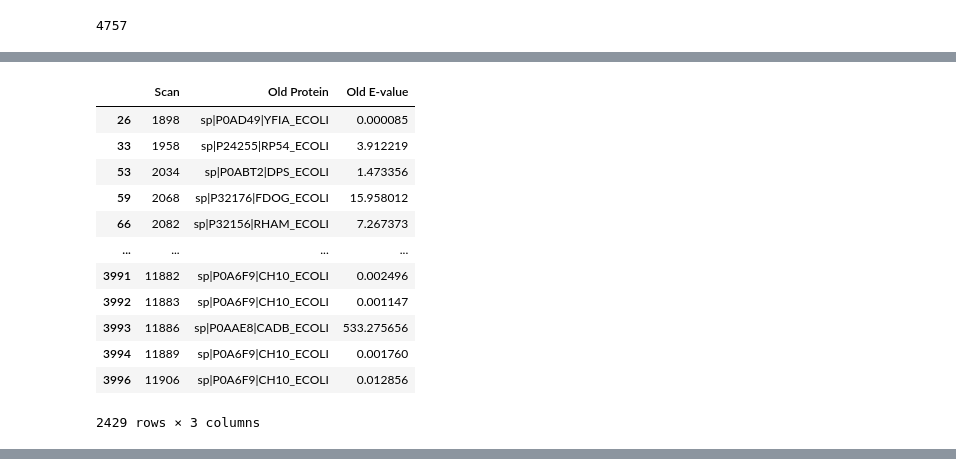
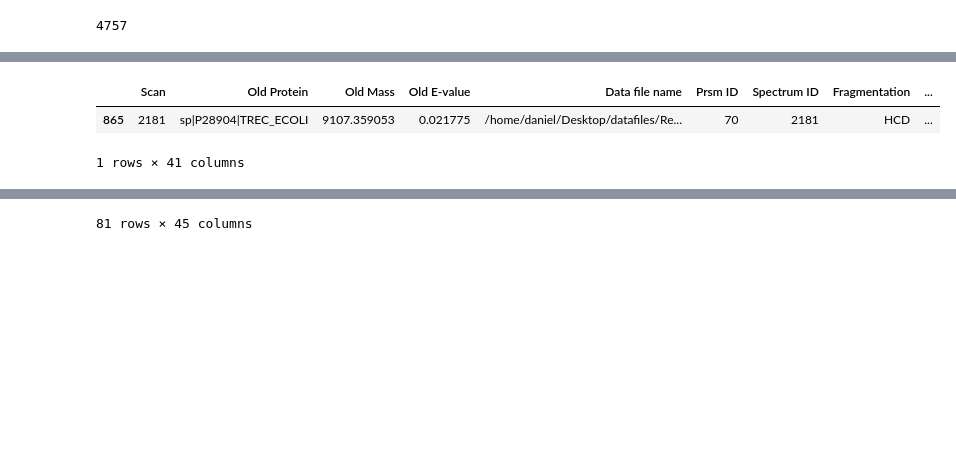
Before and after one commit to todanielwang/TopMPI, a Jupyter notebook: notebook.ipynb, the cells around one changed output, grey strips where cells are left out. Drawn from its saved outputs; the diff is of its cells as text; code cells hidden in the pictures; blank space fills up the shorter version.

```diff
--- a/notebook.ipynb
+++ b/notebook.ipynb
@@ -1577,12 +1755,12 @@ plt.savefig("piechart.png", dpi=1200)
 import pandas as pd
 import read_msalign
 
-df = pd.read_csv("/home/daniel/Desktop/datafiles/RealData/ecoli/DDA/20231215_ecoli_400ng/Simulation5/Result.tsv", sep="\t")
+df = pd.read_csv("/home/daniel/Desktop/datafiles/RealData/ecoli/DDA/20231215_ecoli_400ng/Simulation/Result.tsv", sep="\t")
 
 df["1"] = "-"
 df["2"] = "-"
 
-dir = "/home/daniel/Desktop/datafiles/RealData/ecoli/DDA/20231215_ecoli_400ng/Simulation5/"
+dir = "/home/daniel/Desktop/datafiles/RealData/ecoli/DDA/20231215_ecoli_400ng/Simulation/"
 
 result = pd.read_csv(dir + "resolved_ms2_toppic_prsm_single.tsv", delimiter="\t", skiprows=29)
 
@@ -1604,4 +1782,4 @@ for index, spectra in df.iterrows():
             else:
                 df.loc[index, "2"] = True
 
-df.to_csv("/home/daniel/Desktop/datafiles/RealData/ecoli/DDA/20231215_ecoli_400ng/Simulation5/Result_checker.tsv", sep="\t")
+df.to_csv("/home/daniel/Desktop/datafiles/RealData/ecoli/DDA/20231215_ecoli_400ng/Simulation/Result_checker.tsv", sep="\t")
@@ -1669,25 +2019,30 @@ print(len(speclist))
 # %%
 import pandas as pd
+import numpy as np
 
-df = pd.read_csv("/home/daniel/Desktop/datafiles/RealData/ecoli/DDA/20231215_ecoli_400ng/20231215_ecoli_400ng_daniel_1_MSDeplex/Result_final.tsv", sep="\t")
-result = pd.read_csv("/home/daniel/Desktop/datafiles/RealData/ecoli/DDA/20231215_ecoli_400ng/20231215_ecoli_400ng_daniel_1_MSDeplex/resolved_ms2_toppic_prsm_single.tsv", sep="\t", skiprows=29)
+df = pd.read_csv("/home/daniel/Desktop/datafiles/RealData/ecoli/DDA/20231215_ecoli_400ng/simulation/Result_final.tsv", sep="\t")
+result1 = pd.read_csv("/home/daniel/Desktop/datafiles/RealData/ecoli/DDA/20231215_ecoli_400ng/simulation/resolved1_ms2_toppic_prsm_single.tsv", sep="\t", skiprows=29)
+result2 = pd.read_csv("/home/daniel/Desktop/datafiles/RealData/ecoli/DDA/20231215_ecoli_400ng/simulation/resolved2_ms2_toppic_prsm_single.tsv", sep="\t", skiprows=29)
 
-filteredA = df[(~(df["A+B_1"] == "-") & ~(df["A+B_2"] == "-") & (df["choice"] == "A"))][["Scan", "A+B_1", "A+B_1 E-value"]].rename(columns={'A+B_1': 'Old Protein', 'A+B_1 E-value': 'Old E-value'})
-filteredB = df[(~(df["B+A_1"] == "-") & ~(df["B+A_2"] == "-") & (df["choice"] == "B"))][["Scan", "B+A_1", "B+A_1 E-value"]].rename(columns={'B+A_1': 'Old Protein', 'B+A_1 E-value': 'Old E-value'})
+
+filteredA = df[(~(df["A+B_1"] == "-") & ~(df["A+B_2"] == "-") & (df["choice"] == "A"))][["Scan", "A+B_1", "A+B_1_mass", "A+B_1 E-value"]].rename(columns={'A+B_1': 'Old Protein', 'A+B_1 E-value': 'Old E-value', "A+B_1_mass": "Old Mass"})
+filteredB = df[(~(df["B+A_1"] == "-") & ~(df["B+A_2"] == "-") & (df["choice"] == "B"))][["Scan", "B+A_1", "B+A_1_mass", "B+A_1 E-value"]].rename(columns={'B+A_1': 'Old Protein', 'B+A_1 E-value': 'Old E-value', "B+A_1_mass": "Old Mass"})
 
 filtered = pd.concat([filteredA, filteredB])
-filtered
+joined = filtered.merge(result, left_on="Scan", right_on="Scan(s)", how="inner")
+
+joined["proteoform_ppm"] = joined["Proteoform mass"] * 10 / 1e6
+joined.loc[joined["proteoform_ppm"] < 0.01] = 0.01
+
+
+joined["Verified_ProteinCorrect"] = (joined["Old Protein"] == joined["Protein accession"])
+joined["ppm difference"] = abs(joined["Proteoform mass"] - joined["Old Mass"])
+joined["Verified_ProteoformCorrect"] = (joined["Verified_ProteinCorrect"] == True) & (joined["ppm difference"] < joined["proteoform_ppm"])
+
+joined[(joined["Old E-value"] >= 0.01)]
+# joined["E-value improvement"] = np.log10(joined["Old E-value"] - joined["E-value"])
+# joined[~(joined["Old Protein"] == joined["Protein accession"])]
 # %% [output]
-|  | Scan | Old Protein | Old E-value |
-| 26 | 1898 | sp|P0AD49|YFIA_ECOLI | 0.000085 |
-| 33 | 1958 | sp|P24255|RP54_ECOLI | 3.912219 |
-| 53 | 2034 | sp|P0ABT2|DPS_ECOLI | 1.473356 |
-| 59 | 2068 | sp|P32176|FDOG_ECOLI | 15.958012 |
-| 66 | 2082 | sp|P32156|RHAM_ECOLI | 7.267373 |
-| ... | ... | ... | ... |
-| 3991 | 11882 | sp|P0A6F9|CH10_ECOLI | 0.002496 |
-| 3992 | 11883 | sp|P0A6F9|CH10_ECOLI | 0.001147 |
-| 3993 | 11886 | sp|P0AAE8|CADB_ECOLI | 533.275656 |
-| 3994 | 11889 | sp|P0A6F9|CH10_ECOLI | 0.001760 |
-| 3996 | 11906 | sp|P0A6F9|CH10_ECOLI | 0.012856 |
+|  | Scan | Old Protein | Old Mass | Old E-value | Data file name | Prsm ID | Spectrum ID | Fragmentation | ... |
+| 865 | 2181 | sp|P28904|TREC_ECOLI | 9107.359053 | 0.021775 | /home/daniel/Desktop/datafiles/Re... | 70 | 2181 | HCD | ... |
-2429 rows × 3 columns
+1 rows × 41 columns
@@ -1693,0 +2061 @@ filtered
+81 rows × 45 columns
```
Also changed, not shown: parts of 21 cells of this notebook, 16 other files.
